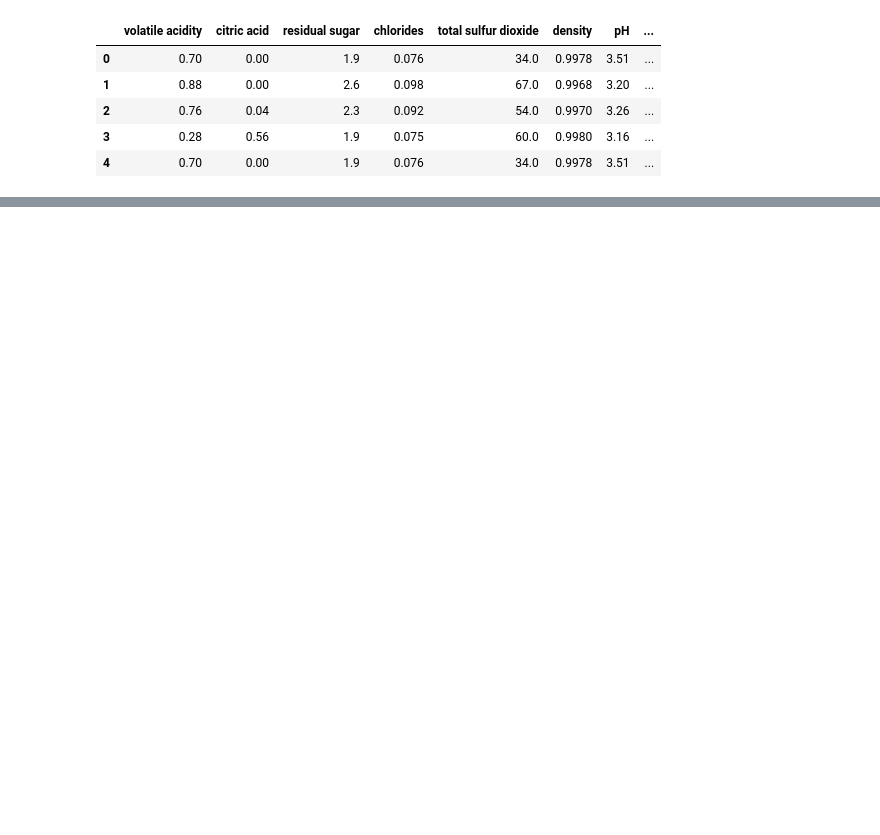
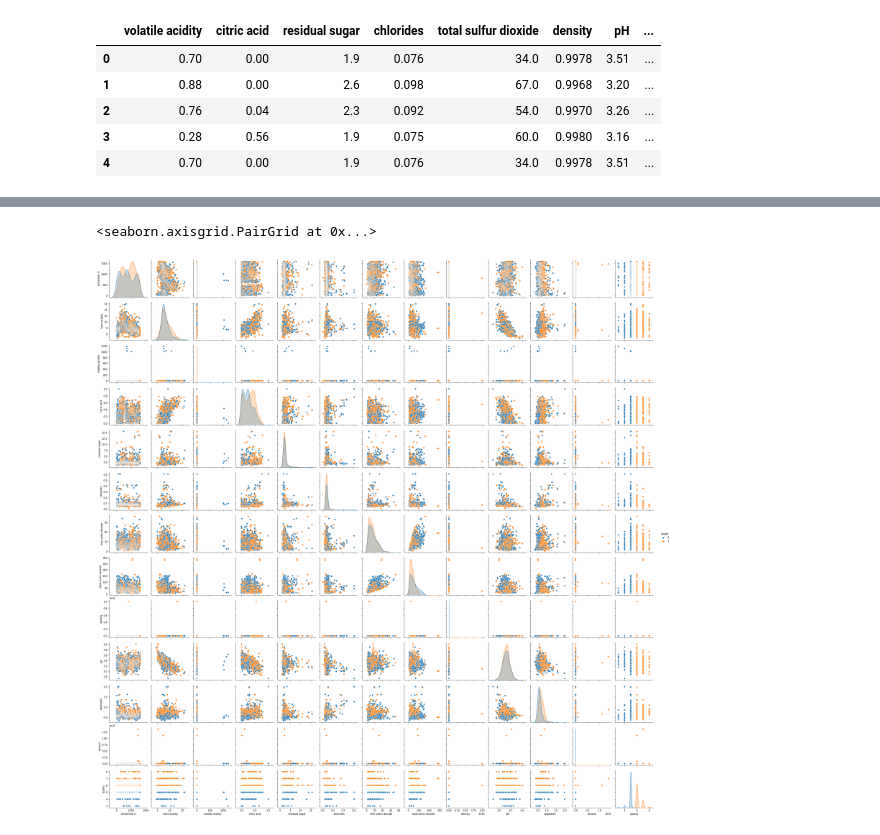
Before and after one commit to PedroTiberio2/Projeto2---CDados, a Jupyter notebook: Untitled.ipynb, the cells around one changed output, grey strips where cells are left out. Cells and saved outputs as stored; diff of their text form; code cells hidden in the pictures; blank space fills up the shorter version.

```diff
--- a/Untitled.ipynb
+++ b/Untitled.ipynb
@@ -26,0 +63,5 @@ data_filtrado.head()
+# %%
+sns.pairplot(data, hue="target")
+# %% [output]
+<seaborn.axisgrid.PairGrid at 0x...>
+[figure, added]
```
Also changed, not shown: parts of 6 cells of this notebook, 1 other file.
